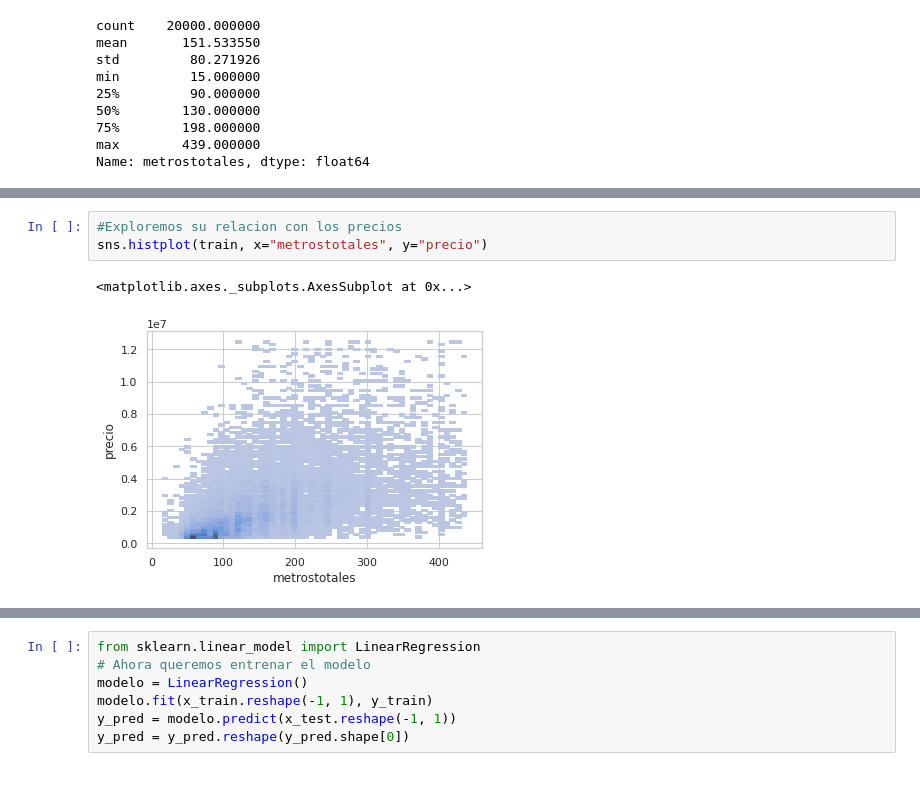
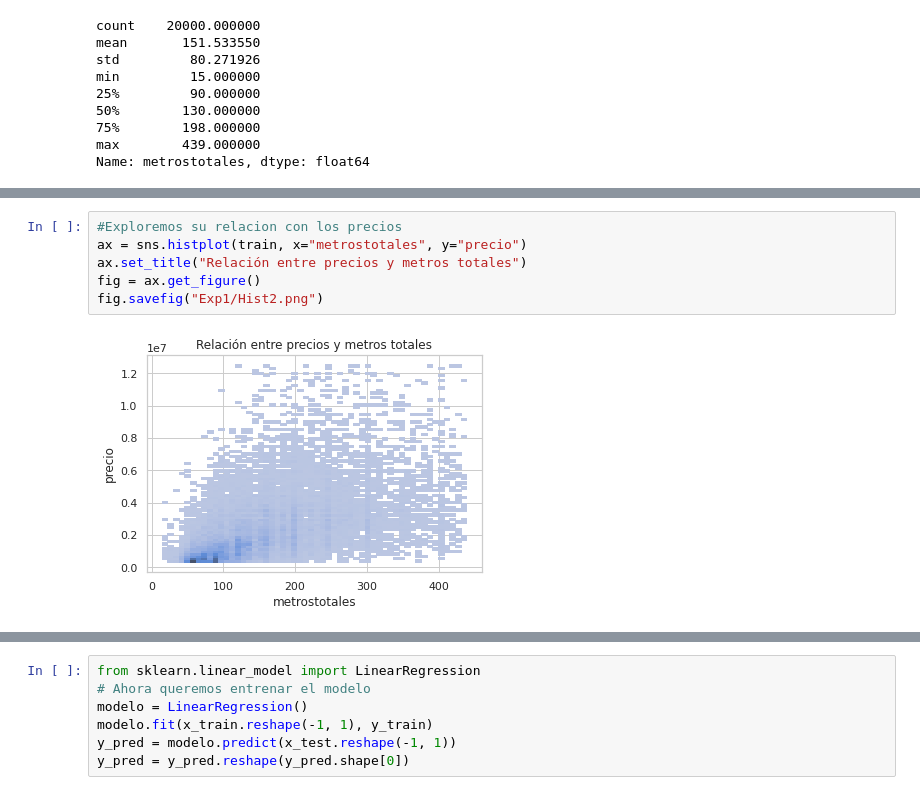
Before and after one commit to davidvenegasr/TP3-MetNum, a Jupyter notebook: notebooks/Exp1.ipynb, the cells around one changed output, grey strips where cells are left out. Saved outputs shown, nothing was run; the diff lists cells and outputs as text.

Commit message:
histogramas se guardan como imagen ahora y titulos agregados

```diff
--- a/notebooks/Exp1.ipynb
+++ b/notebooks/Exp1.ipynb
@@ -94,6 +96,8 @@ sns.histplot(data=train, x="metrostotales",binwidth=50,kde=True)
 # %%
 #Exploremos su relacion con los precios
-sns.histplot(train, x="metrostotales", y="precio")
+ax = sns.histplot(train, x="metrostotales", y="precio")
+ax.set_title("Relación entre precios y metros totales")
+fig = ax.get_figure()
+fig.savefig("Exp1/Hist2.png")
 # %% [output]
-<matplotlib.axes._subplots.AxesSubplot at 0x...>
-[figure, old version]
+[figure, new version]
```
Also changed, not shown: parts of 7 cells of this notebook, 4 other files.
